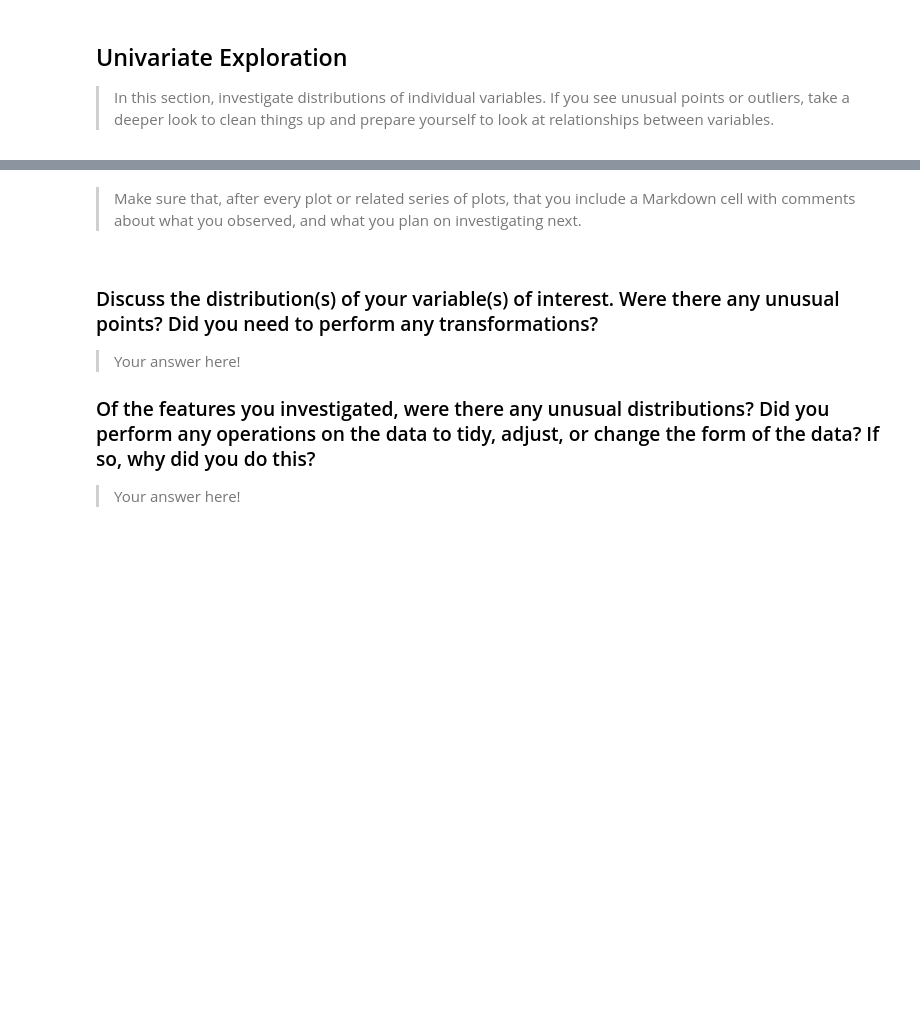
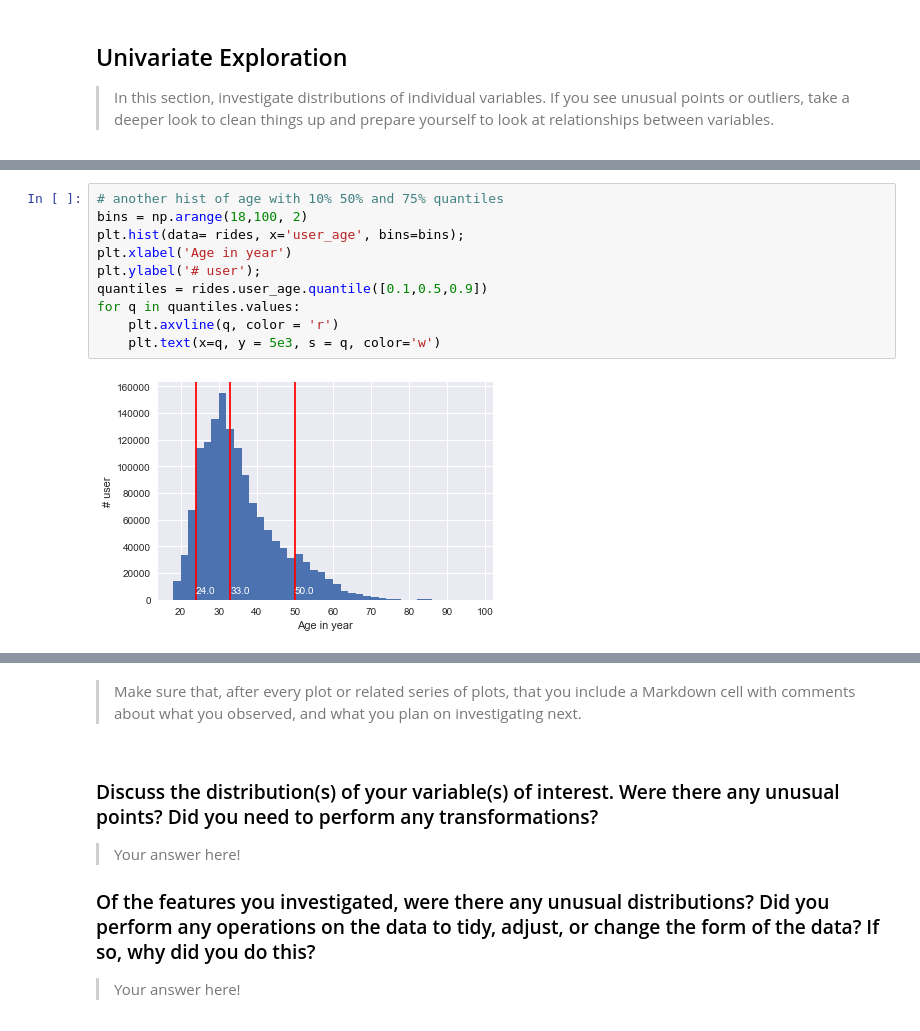
Before and after one commit to infoStunde/DAND-Project5, a Jupyter notebook: exploration_template.ipynb, the cells around one changed output, grey strips where cells are left out. Saved outputs shown, nothing was run; the diff lists cells and outputs as text; blank space fills up the shorter version.

```diff
--- a/exploration_template.ipynb
+++ b/exploration_template.ipynb
@@ -141,0 +91,12 @@ and prepare yourself to look at relationships between variables.
+# %%
+# another hist of age with 10% 50% and 75% quantiles
+bins = np.arange(18,100, 2)
+plt.hist(data= rides, x='user_age', bins=bins);
+plt.xlabel('Age in year')
+plt.ylabel('# user');
+quantiles = rides.user_age.quantile([0.1,0.5,0.9])
+for q in quantiles.values:
+    plt.axvline(q, color = 'r')
+    plt.text(x=q, y = 5e3, s = q, color='w')
+# %% [output]
+[figure, added]
```
Also changed, not shown: parts of 24 cells of this notebook, 2 other files.
